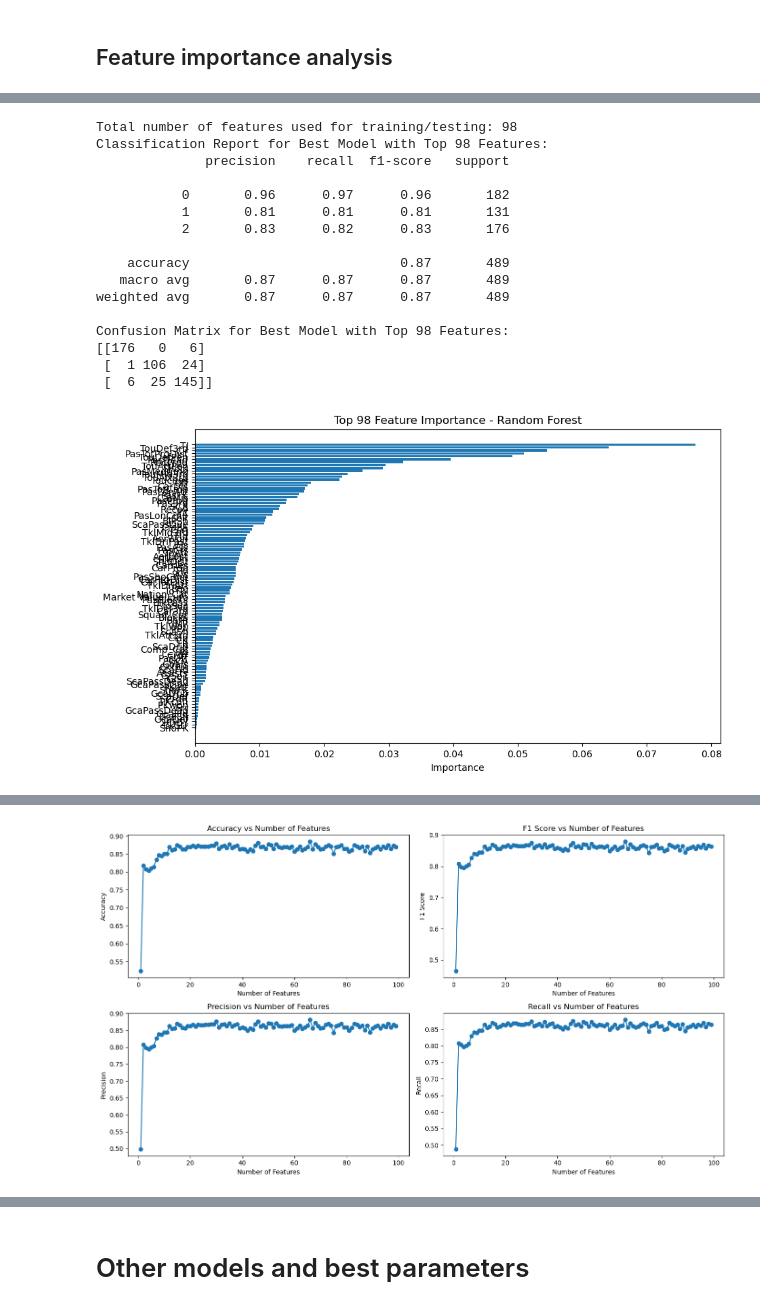
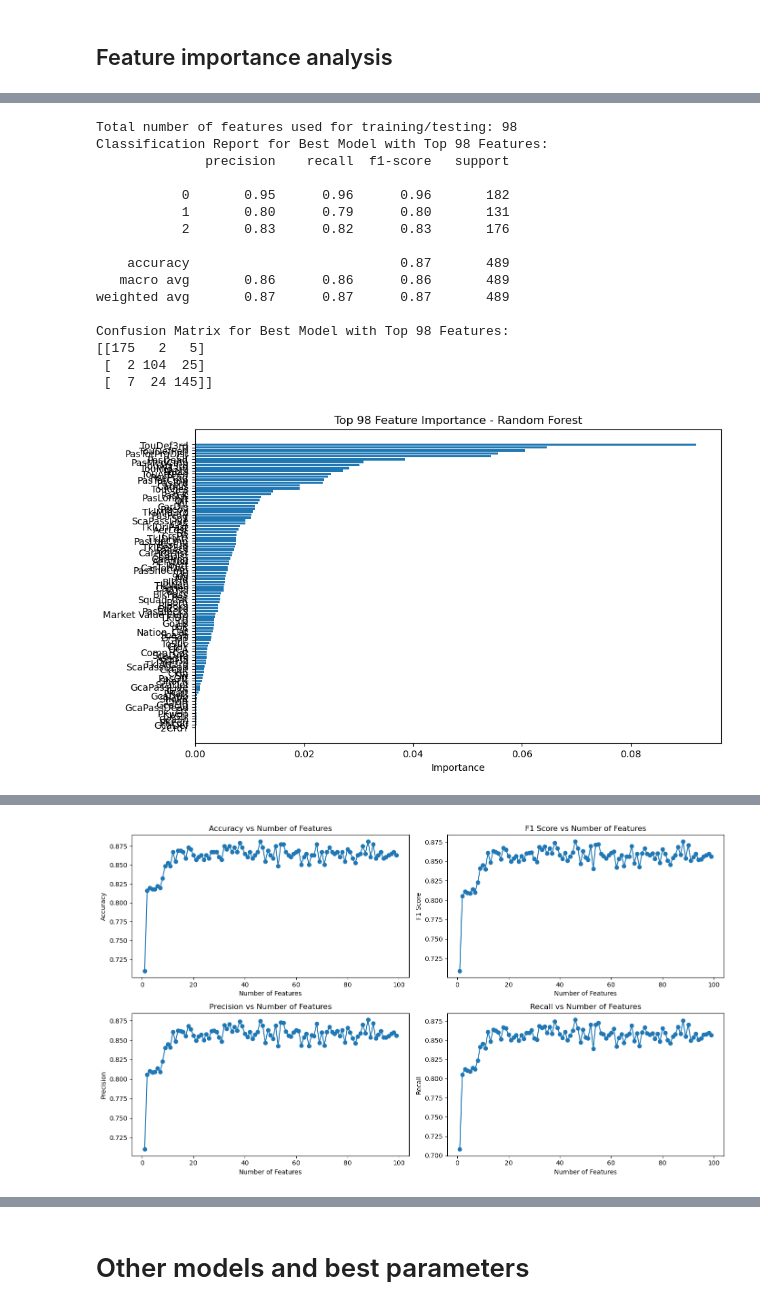
Before and after one commit to Fidot-2311/Dissertation, a Jupyter notebook: EDA_Deploy.ipynb, the cells around one changed output, grey strips where cells are left out. Cells and saved outputs as stored; diff of their text form; code cells hidden in the pictures.

```diff
--- a/EDA_Deploy.ipynb
+++ b/EDA_Deploy.ipynb
@@ -729,44 +696,36 @@ ROC AUC Score: 0.9663799959737537
 # %% [markdown]
 ## Feature importance analysis
 # %%
-import pandas as pd
-from sklearn.ensemble import RandomForestClassifier
-from sklearn.metrics import (classification_report, confusion_matrix, accuracy_score,
-                             f1_score, precision_score, recall_score, roc_auc_score)
-from sklearn.preprocessing import label_binarize
-import matplotlib.pyplot as plt
-import numpy as np
-
-# Define the random seed for reproducibility
+# Set the random seed for reproducibility
 random_seed = 42
 
-# Define the best parameters
+# Define the best parameters with random_state for reproducibility
 best_params = {
     'max_depth': 10,
-    'min_samples_leaf': 1,
+    'min_samples_leaf': 2,
     'min_samples_split': 2,
-    'n_estimators': 100,
+    'n_estimators': 50,
     'random_state': random_seed
 }
 
-# Train the RandomForestClassifier with the best parameters
+# Initialize and train the RandomForestClassifier with the best parameters
 best_rf_pos_cat = RandomForestClassifier(**best_params)
 best_rf_pos_cat.fit(X_train_pos, y_train_pos)
 
-# Extract feature importances
+# Get feature importances
 importances = best_rf_pos_cat.feature_importances_
 feature_names = X_train_pos.columns
 feature_importances = pd.DataFrame({'Feature': feature_names, 'Importance': importances})
 
-# Sort by importance
+# Sort features by importance
 feature_importances = feature_importances.sort_values(by='Importance', ascending=False)
 
-# Initialize variables for iteration
+# Variables for performance tracking and stopping criteria
 previous_performance = None
-tolerance = 0.01  # Threshold for change in performance to stop iteration
-min_features = 1  # Minimum number of features to use
+tolerance = 0.01  # Performance change tolerance
+min_features = 1  # Minimum number of features to consider
 
-# Initialize a dictionary to store performance metrics
+# Dictionary to store performance metrics at each step
 performance_metrics = {
     'feature_count': [],
     'accuracy': [],
@@ -776,23 +735,24 @@ performance_metrics = {
     'roc_auc': []
 }
 
-# Prepare the binary format for ROC AUC
+# Binarize the test labels for ROC AUC calculation
 y_test_binarized = label_binarize(y_test_pos, classes=np.unique(y_train_pos))
 
-# Loop to reduce features
+# Feature reduction loop: iterate from all features down to min_features
 for n in range(len(feature_names), min_features - 1, -1):
-    # Select top n features
+
+    # Select top-n features based on importance
     top_n_features = feature_importances.head(n)['Feature'].values
 
-    # Filter the training and test sets to include only the top n features
+    # Subset the training and testing data with top-n features
     X_train_top_n = X_train_pos[top_n_features]
     X_test_top_n = X_test_pos[top_n_features]
 
-    # Train the RandomForestClassifier on the top n features
+    # Initialize and train the model with top-n features
     best_rf_pos_cat_top_n = RandomForestClassifier(**best_params)
     best_rf_pos_cat_top_n.fit(X_train_top_n, y_train_pos)
 
-    # Predict on the test set with top n features
+    # Predict and calculate probabilities
     y_pred_best_top_n = best_rf_pos_cat_top_n.predict(X_test_top_n)
     y_pred_prob_best_top_n = best_rf_pos_cat_top_n.predict_proba(X_test_top_n)
 
@@ -801,14 +761,12 @@ for n in range(len(feature_names), min_features - 1, -1):
     current_f1 = f1_score(y_test_pos, y_pred_best_top_n, average='macro')
     current_precision = precision_score(y_test_pos, y_pred_best_top_n, average='macro')
     current_recall = recall_score(y_test_pos, y_pred_best_top_n, average='macro')
-
-    # Compute ROC AUC
     try:
         current_roc_auc = roc_auc_score(y_test_binarized, y_pred_prob_best_top_n, average='macro', multi_class='ovo')
     except ValueError:
         current_roc_auc = 'Cannot compute AUC for multiclass with the current settings.'
 
-    # Store performance metrics
+    # Store the performance metrics
     performance_metrics['feature_count'].append(n)
     performance_metrics['accuracy'].append(current_accuracy)
     performance_metrics['f1'].append(current_f1)
@@ -816,7 +774,7 @@ for n in range(len(feature_names), min_features - 1, -1):
     performance_metrics['recall'].append(current_recall)
     performance_metrics['roc_auc'].append(current_roc_auc)
 
-    # Print classification report and confusion matrix
+    # Display the classification report and confusion matrix
     print(f'Total number of features used for training/testing: {n}')
     print(f"Classification Report for Best Model with Top {n} Features:")
     print(classification_report(y_test_pos, y_pred_best_top_n, zero_division=1))
@@ -824,7 +782,7 @@ for n in range(len(feature_names), min_features - 1, -1):
     print(f"Confusion Matrix for Best Model with Top {n} Features:")
     print(cm_best_top_n)
 
-    # Plot the top n features
+    # Plot feature importance for the top-n features
     plt.figure(figsize=(10, 6))
     plt.barh(top_n_features, feature_importances[feature_importances['Feature'].isin(top_n_features)]['Importance'], align='center')
     plt.xlabel('Importance')
@@ -832,16 +790,17 @@ for n in range(len(feature_names), min_features - 1, -1):
     plt.gca().invert_yaxis()
     plt.show()
 
-    # Check if performance improvement is less than the tolerance
+    # Check if performance change is within the tolerance range
     if previous_performance is not None:
         if (abs(current_accuracy - previous_performance['accuracy']) < tolerance and
             abs(current_f1 - previous_performance['f1']) < tolerance and
             abs(current_precision - previous_performance['precision']) < tolerance and
             abs(current_recall - previous_performance['recall']) < tolerance and
             abs(current_roc_auc - previous_performance['roc_auc']) < tolerance):
-            # Test additional features beyond the stopping point
+
             print(f"Performance change is less than the tolerance ({tolerance}), continuing to test lower feature counts...")
-            # Test features below the current stopping point
+
+            # Test lower feature counts if within tolerance
             for test_n in range(n - 1, min_features - 1, -1):
                 top_test_features = feature_importances.head(test_n)['Feature'].values
                 X_train_test = X_train_pos[top_test_features]
@@ -863,7 +822,7 @@ for n in range(len(feature_names), min_features - 1, -1):
                 performance_metrics['roc_auc'].append(roc_auc_test)
             break
 
-    # Update previous performance metrics
+    # Update previous performance for the next iteration
     previous_performance = {
         'accuracy': current_accuracy,
         'f1': current_f1,
@@ -872,12 +831,12 @@ for n in range(len(feature_names), min_features - 1, -1):
         'roc_auc': current_roc_auc
     }
 
-# Convert performance metrics to DataFrame for easier analysis
+# Convert performance metrics to a DataFrame and display
 performance_df = pd.DataFrame(performance_metrics)
 print("\nPerformance Metrics Across Feature Reductions:")
 print(performance_df)
 
-# Plot the performance metrics
+# Plot performance metrics against the number of features
 plt.figure(figsize=(14, 8))
 
 plt.subplot(2, 2, 1)
@@ -928,19 +887,19 @@ Total number of features used for training/testing: 98
 Classification Report for Best Model with Top 98 Features:
               precision    recall  f1-score   support
 
-           0       0.96      0.97      0.96       182
-           1       0.81      0.81      0.81       131
+           0       0.95      0.96      0.96       182
+           1       0.80      0.79      0.80       131
            2       0.83      0.82      0.83       176
 
     accuracy                           0.87       489
-   macro avg       0.87      0.87      0.87       489
+   macro avg       0.86      0.86      0.86       489
 weighted avg       0.87      0.87      0.87       489
 
 Confusion Matrix for Best Model with Top 98 Features:
-[[176   0   6]
- [  1 106  24]
- [  6  25 145]]
+[[175   2   5]
+ [  2 104  25]
+ [  7  24 145]]
-[figure, old version]
+[figure, new version]
 Performance change is less than the tolerance (0.01), continuing to test lower feature counts...
 
 Performance Metrics Across Feature Reductions:
@@ -961,2 +920,2 @@ Performance Metrics Across Feature Reductions:
-[figure, old version]
+[figure, new version]
 # %%
```
Also changed, not shown: parts of 61 cells of this notebook, 4 other files.
